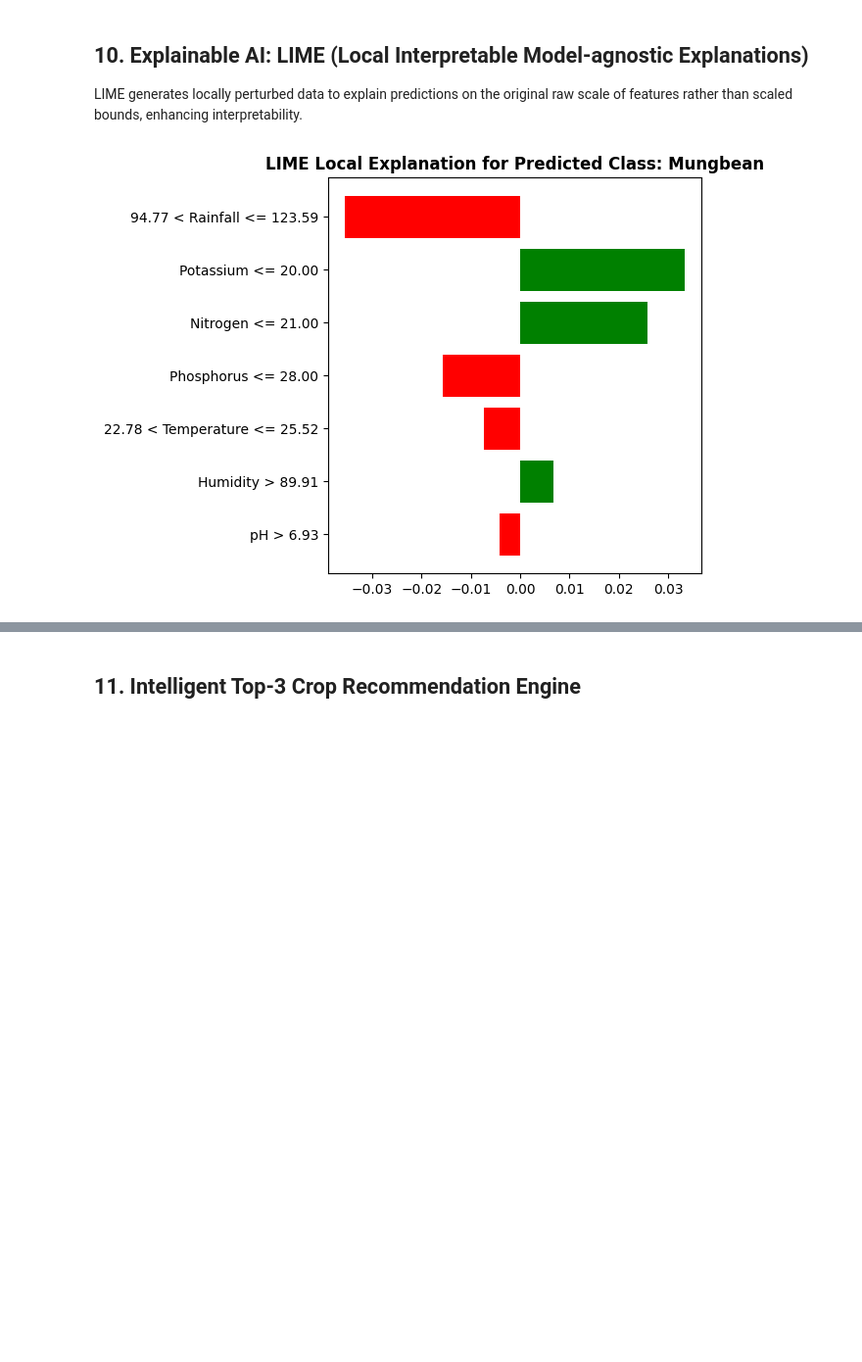
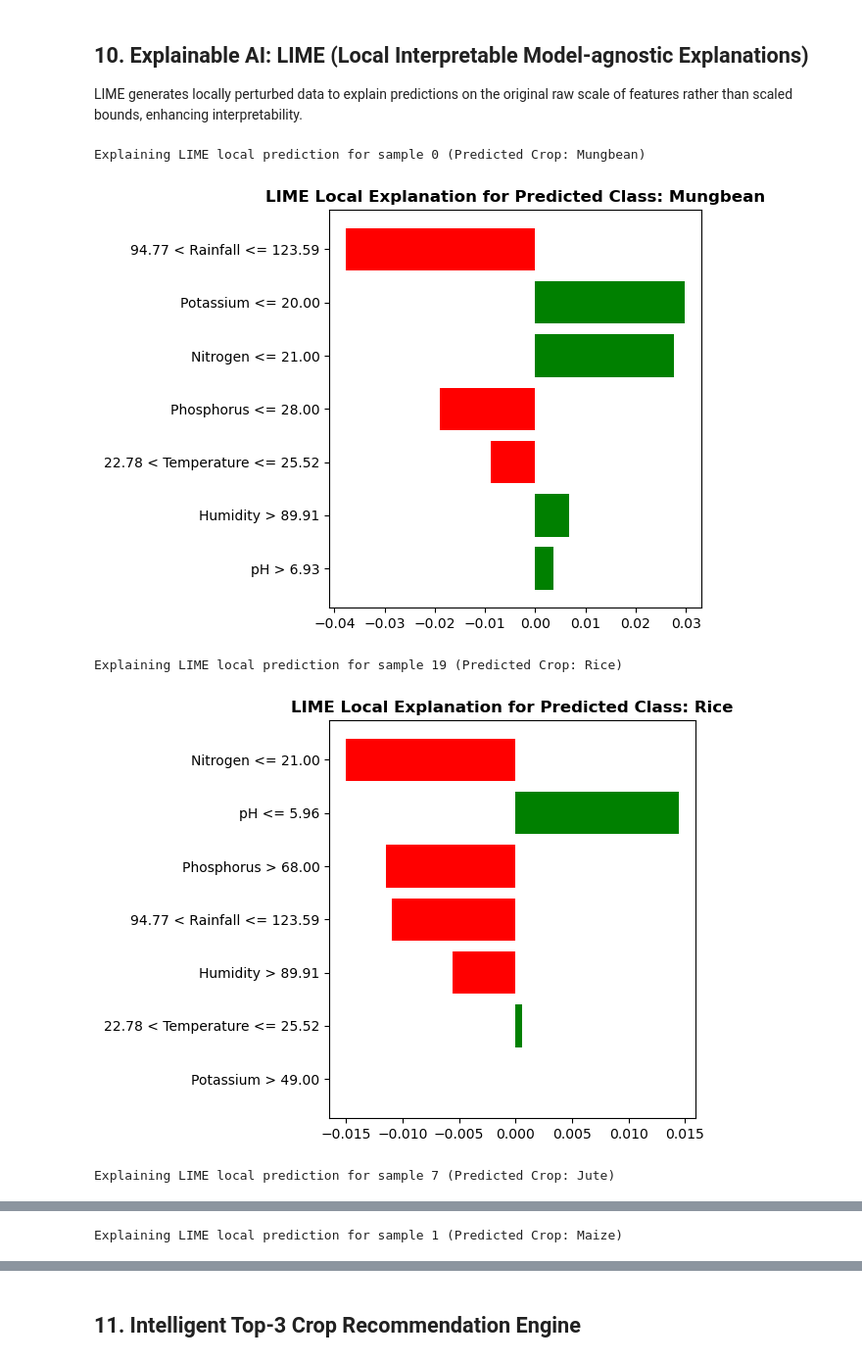
Before and after one commit to Anand1513/final-year-project-, a Jupyter notebook: model/precision_agriculture_crop_recommendation.ipynb, the cells around one changed output, grey strips where cells are left out. Shown at 98% size. Saved outputs shown, nothing was run; the diff lists cells and outputs as text; code cells hidden in the pictures; blank space fills up the shorter version.

```diff
--- a/model/precision_agriculture_crop_recommendation.ipynb
+++ b/model/precision_agriculture_crop_recommendation.ipynb
@@ -357,39 +370,58 @@ LIME generates locally perturbed data to explain predictions on the original raw
 # %%
 # Reload raw features to initialize LIME in original scales
 df_raw = pd.read_csv('data 2/Crop Recommendation dataset.csv')
 X_raw = df_raw.iloc[:, :-1].values
 y_raw = df_raw.iloc[:, -1].values
 
 X_train_raw, X_test_raw, y_train_raw, y_test_raw = train_test_split(X_raw, y_raw, test_size=0.2, random_state=42, stratify=y_raw)
 
 # Predict function wrapper to scale inputs before passing to classifier
 def predict_fn(x_raw):
     if len(x_raw.shape) == 1:
         x_raw = x_raw.reshape(1, -1)
     scaled = ms.transform(x_raw)
     return best_model.predict_proba(scaled)
 
 # Initialize LIME Tabular Explainer
 lime_explainer = lime_tabular.LimeTabularExplainer(
     training_data=X_train_raw,
     feature_names=feature_list,
     class_names=crop_names,
     mode='classification'
 )
 
-# Explain prediction on instance `test_idx`
-exp = lime_explainer.explain_instance(
-    data_row=X_test_raw[test_idx],
-    predict_fn=predict_fn,
-    num_features=7,
-    labels=[class_idx]
-)
+targets = ['mungbean', 'rice', 'jute', 'maize']
+y_test_arr = np.array(y_test)
 
-# Plot and save LIME explanation
-fig = exp.as_pyplot_figure(label=class_idx)
-plt.title(f"LIME Local Explanation for Predicted Class: {predicted_crop}", fontsize=12, fontweight='bold')
-plt.tight_layout()
-plt.savefig("combined_lime_local_explanation.png", dpi=300)
-plt.show()
+for crop_name in targets:
+    # Find index of the first occurrence of this target crop in the test set
+    class_id = crop_dict[crop_name] - 1
+    test_idx = np.where(y_test_arr == class_id)[0][0]
+
+    sample = X_test[test_idx:test_idx+1]
+    predicted_class_id = best_model.predict(sample)[0]
+    predicted_crop = crop_names_dict[predicted_class_id]
+    class_idx = list(best_model.classes_).index(predicted_class_id)
+
+    print(f"Explaining LIME local prediction for sample {test_idx} (Predicted Crop: {predicted_crop})")
+
+    # Explain prediction on instance `test_idx`
+    exp = lime_explainer.explain_instance(
+        data_row=X_test_raw[test_idx],
+        predict_fn=predict_fn,
+        num_features=7,
+        labels=[class_idx]
+    )
+
+    # Plot and save LIME explanation
+    fig = exp.as_pyplot_figure(label=class_idx)
+    plt.title(f"LIME Local Explanation for Predicted Class: {predicted_crop}", fontsize=12, fontweight='bold')
+    plt.tight_layout()
+    plt.savefig(f"combined_lime_local_{crop_name}.png", dpi=300)
+    plt.show()
 # %% [output]
+Explaining LIME local prediction for sample 0 (Predicted Crop: Mungbean)
-[figure, old version]
+[figure, new version]
+Explaining LIME local prediction for sample 19 (Predicted Crop: Rice)
+[figure, added]
+Explaining LIME local prediction for sample 7 (Predicted Crop: Jute)
@@ -395,0 +429 @@ plt.show()
+Explaining LIME local prediction for sample 1 (Predicted Crop: Maize)
```
Also changed, not shown: parts of 4 cells of this notebook, 15 other files.
